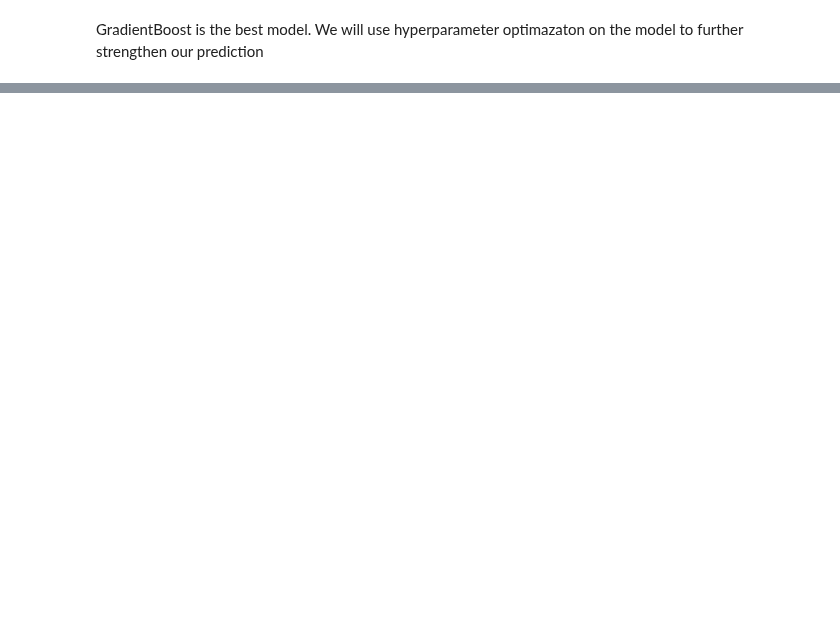
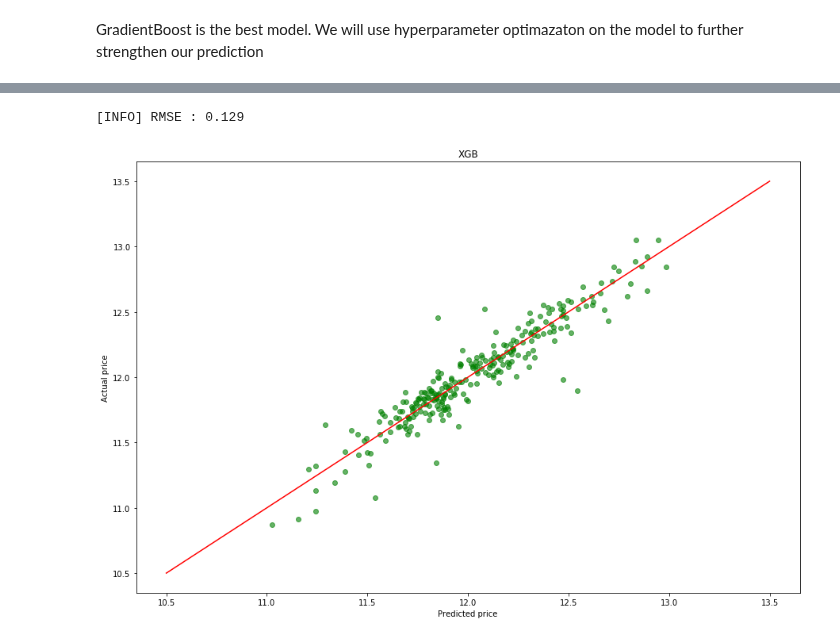
Before and after one commit to yohannjs/AML-2019, a Jupyter notebook: Challenges/House_Pricing/eivind_hpc.ipynb, the cells around one changed output, grey strips where cells are left out. Saved outputs shown, nothing was run; the diff lists cells and outputs as text; code cells hidden in the pictures; blank space fills up the shorter version.

```diff
--- a/Challenges/House_Pricing/eivind_hpc.ipynb
+++ b/Challenges/House_Pricing/eivind_hpc.ipynb
@@ -235,3 +576,21 @@ plt.show()
+# %%
+# Second best model
+best_xgbmodel = xgb.XGBRegressor()
+best_xgbmodel.fit(X_train,Y_train)
+
+best_xgbpredictions = best_xgbmodel.predict(X_real)
+print("[INFO] RMSE : {}".format(round(np.sqrt(mean_squared_error(best_xgbpredictions, y_real)), 3)))
+
+plt.figure(figsize=(15,10))
+plt.scatter(best_xgbpredictions, y_real, alpha=0.6, c='g')
+plt.plot([10.5,13.5],[10.5,13.5],"r")
+plt.xlabel("Predicted price")
+plt.ylabel("Actual price")
+plt.title("XGB")
+plt.show()
+# %% [output]
+[INFO] RMSE : 0.129
+[figure, added]
 # %%
 plot_learning_curve(best_model, "Gradient Boosting Regressor without hyperparameter optimazation", X, y, cv=10, n_jobs = 4)
 # %% [output]
```
Also changed, not shown: parts of 34 cells of this notebook, 1 other file.
